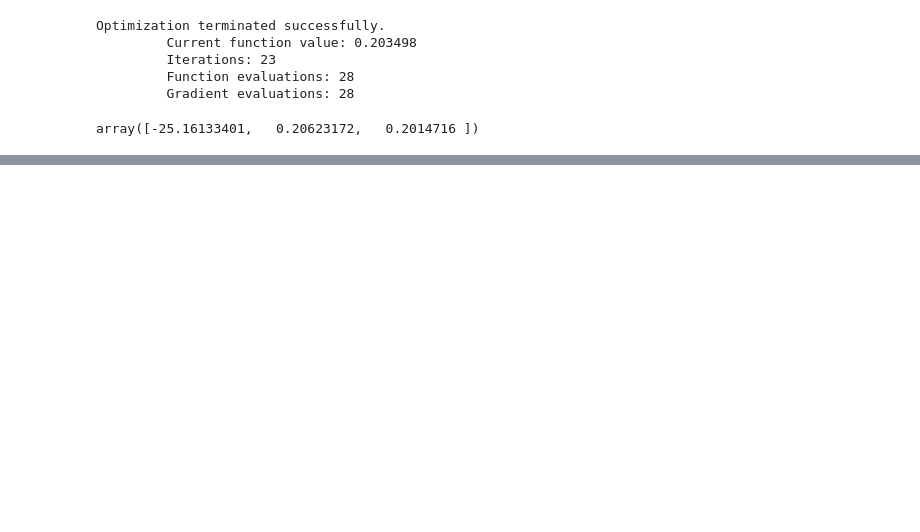
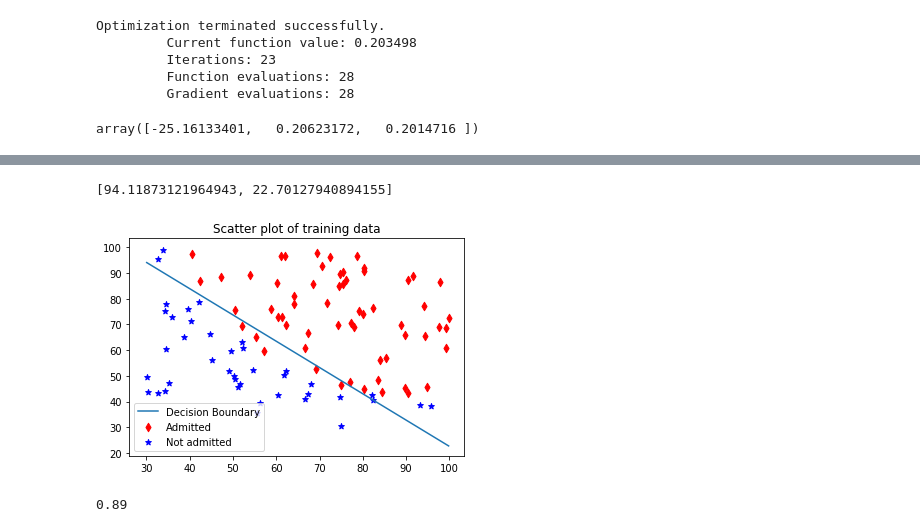
Before and after one commit to chenyuw1/coursera-ml-hw, a Jupyter notebook: hw2/ex2.ipynb, the cells around one changed output, grey strips where cells are left out. Saved outputs shown, nothing was run; the diff lists cells and outputs as text; code cells hidden in the pictures; blank space fills up the shorter version.

Commit message:
decision boundary and accuracy

```diff
--- a/hw2/ex2.ipynb
+++ b/hw2/ex2.ipynb
@@ -180,13 +185,25 @@ array([1])
+# %%
+# shape of decision boundary
+if x.iloc[:, :-1].shape[1] < 3:
+    # should be a line - find two points would be enough
+    xx = [min(x.exam1), max(x.exam1)]
+    yy = [ (-1 / theta_opt[2]) * (theta_opt[0] + theta_opt[1] * xx[i]) for i in range(len(xx)) ]
+    #print (yy)
+# %% [output]
+[94.11873121964943, 22.70127940894155]
 # %%
 # plot decision boundary
 
+# plot the data
 fig = plt.figure()
 ax = fig.add_subplot(1, 1, 1)
 title = ax.set_title('Scatter plot of training data')
 plot1 = ax.scatter(data[data.admission == 1].exam1, data[data.admission == 1].exam2, marker = 'd', c = 'red',
                   label = 'Admitted')
 plot2 = ax.scatter(data[data.admission == 0].exam1, data[data.admission == 0].exam2, marker = '*', c = 'blue',
                   label = 'Not admitted')
-plot3 = ax.plot(x.exam1, x.exam2 )
+plot3 = ax.plot(xx, yy, label = 'Decision Boundary')
 ax.legend()
 fig.canvas.draw()
+# %% [output]
+[figure, added]
@@ -192,0 +229,5 @@ fig.canvas.draw()
+# %%
+x_test = x.iloc[:, 1:]
+prediction(theta_opt, x_test, y)
+# %% [output]
+0.89
```
Also changed, not shown: parts of 9 cells of this notebook.
